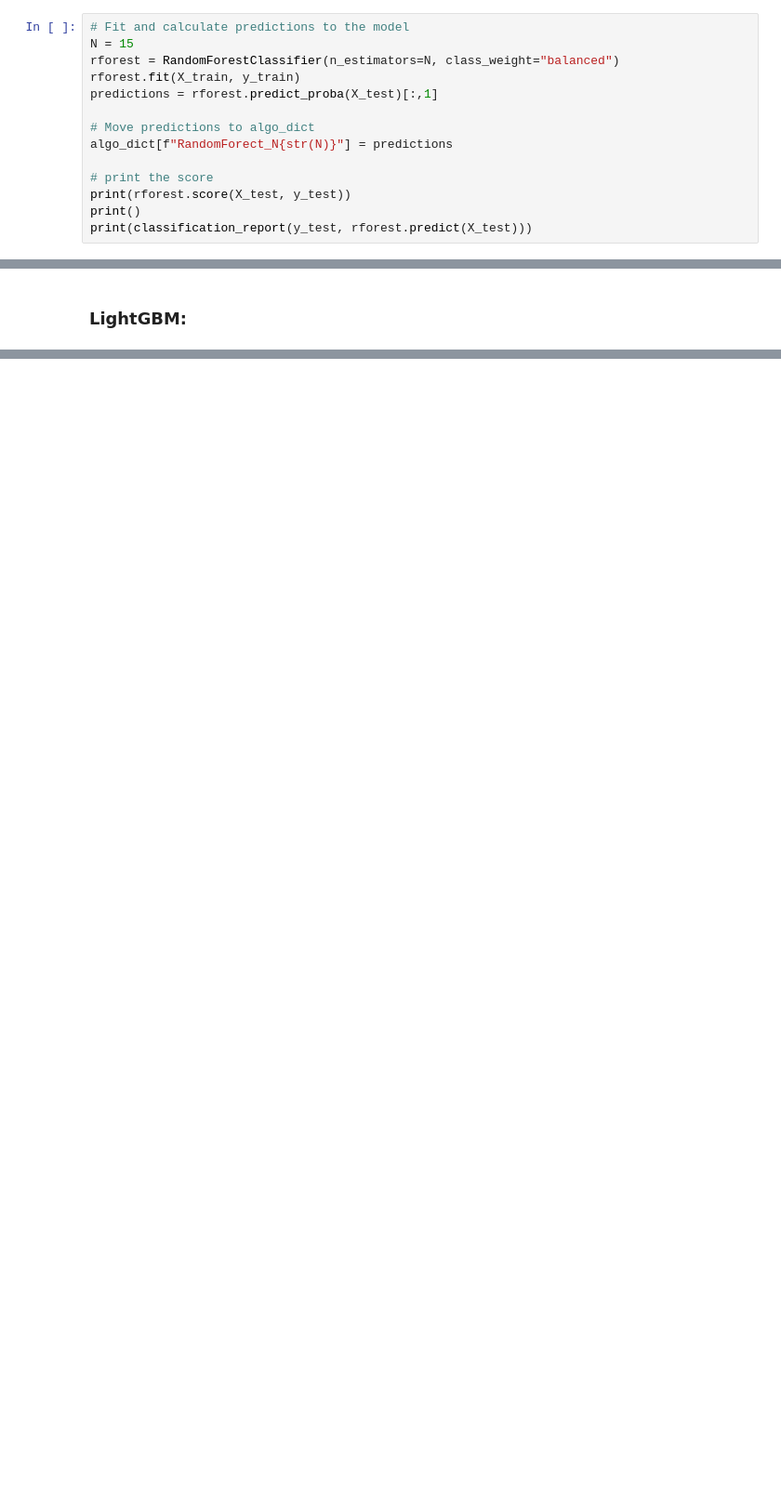
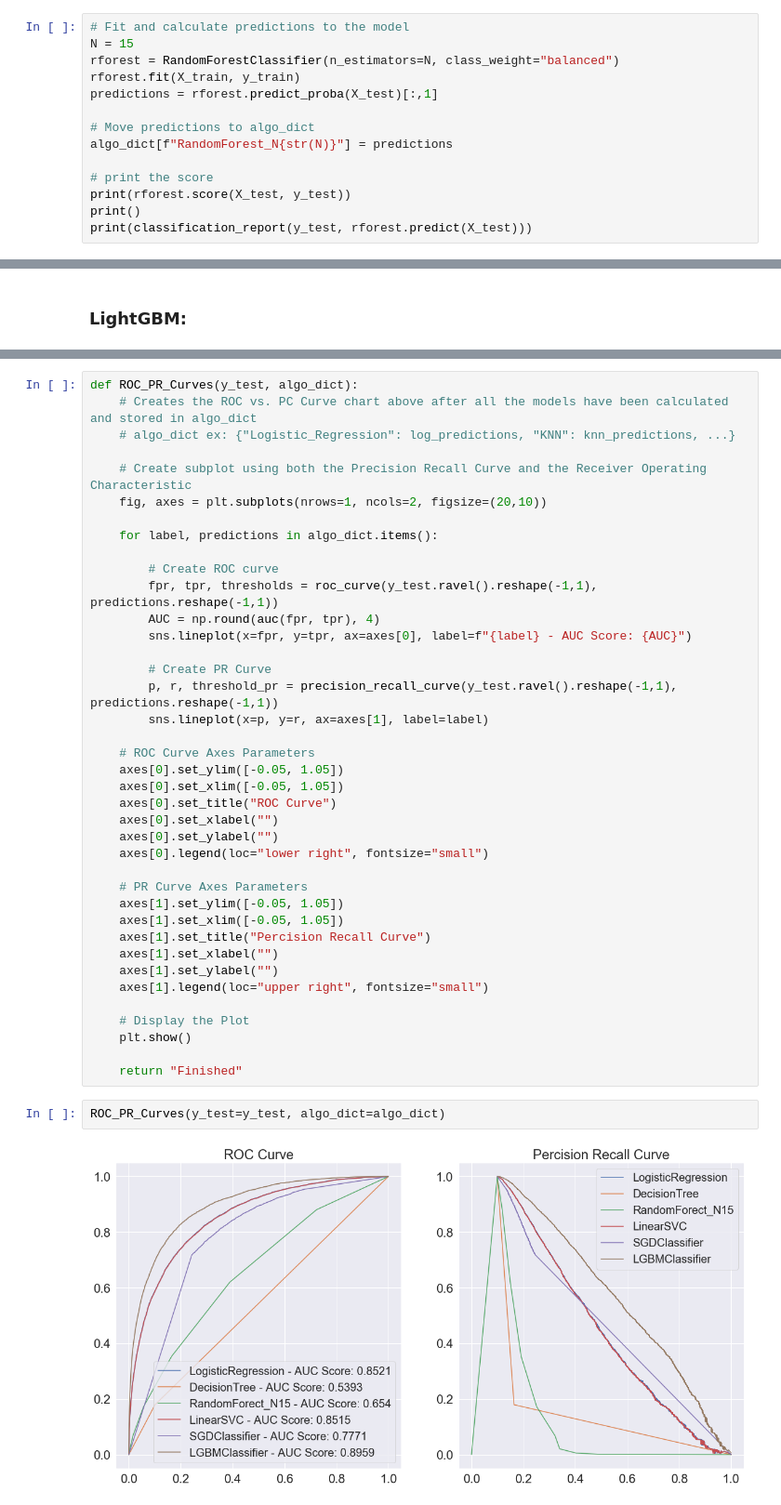
Before and after one commit to Doc1Ft/santander-customer-transaction-prediction, a Jupyter notebook: notebooks/Mike_Notebooks/Final_Notebook_Draft.ipynb, the cells around one changed output, grey strips where cells are left out. Shown at 93% size. Drawn from its saved outputs; the diff is of its cells as text; blank space fills up the shorter version.

```diff
--- a/notebooks/Mike_Notebooks/Final_Notebook_Draft.ipynb
+++ b/notebooks/Mike_Notebooks/Final_Notebook_Draft.ipynb
@@ -706,7 +728,7 @@ rforest.fit(X_train, y_train)
 predictions = rforest.predict_proba(X_test)[:,1]
 
 # Move predictions to algo_dict
-algo_dict[f"RandomForect_N{str(N)}"] = predictions
+algo_dict[f"RandomForest_N{str(N)}"] = predictions
 
 # print the score
 print(rforest.score(X_test, y_test))
@@ -771,0 +860,43 @@ param = {
+# %%
+def ROC_PR_Curves(y_test, algo_dict):
+    # Creates the ROC vs. PC Curve chart above after all the models have been calculated and stored in algo_dict
+    # algo_dict ex: {"Logistic_Regression": log_predictions, "KNN": knn_predictions, ...}
+
+    # Create subplot using both the Precision Recall Curve and the Receiver Operating Characteristic
+    fig, axes = plt.subplots(nrows=1, ncols=2, figsize=(20,10))
+
+    for label, predictions in algo_dict.items():
+
+        # Create ROC curve
+        fpr, tpr, thresholds = roc_curve(y_test.ravel().reshape(-1,1), predictions.reshape(-1,1))
+        AUC = np.round(auc(fpr, tpr), 4)
+        sns.lineplot(x=fpr, y=tpr, ax=axes[0], label=f"{label} - AUC Score: {AUC}")
+
+        # Create PR Curve
+        p, r, threshold_pr = precision_recall_curve(y_test.ravel().reshape(-1,1), predictions.reshape(-1,1))
+        sns.lineplot(x=p, y=r, ax=axes[1], label=label)
+
+    # ROC Curve Axes Parameters
+    axes[0].set_ylim([-0.05, 1.05])
+    axes[0].set_xlim([-0.05, 1.05])
+    axes[0].set_title("ROC Curve")
+    axes[0].set_xlabel("")
+    axes[0].set_ylabel("")
+    axes[0].legend(loc="lower right", fontsize="small")
+
+    # PR Curve Axes Parameters
+    axes[1].set_ylim([-0.05, 1.05])
+    axes[1].set_xlim([-0.05, 1.05])
+    axes[1].set_title("Percision Recall Curve")
+    axes[1].set_xlabel("")
+    axes[1].set_ylabel("")
+    axes[1].legend(loc="upper right", fontsize="small")
+
+    # Display the Plot
+    plt.show()
+
+    return "Finished"
+# %%
+ROC_PR_Curves(y_test=y_test, algo_dict=algo_dict)
+# %% [output]
+[figure, added]
```
Also changed, not shown: parts of 19 cells of this notebook.
